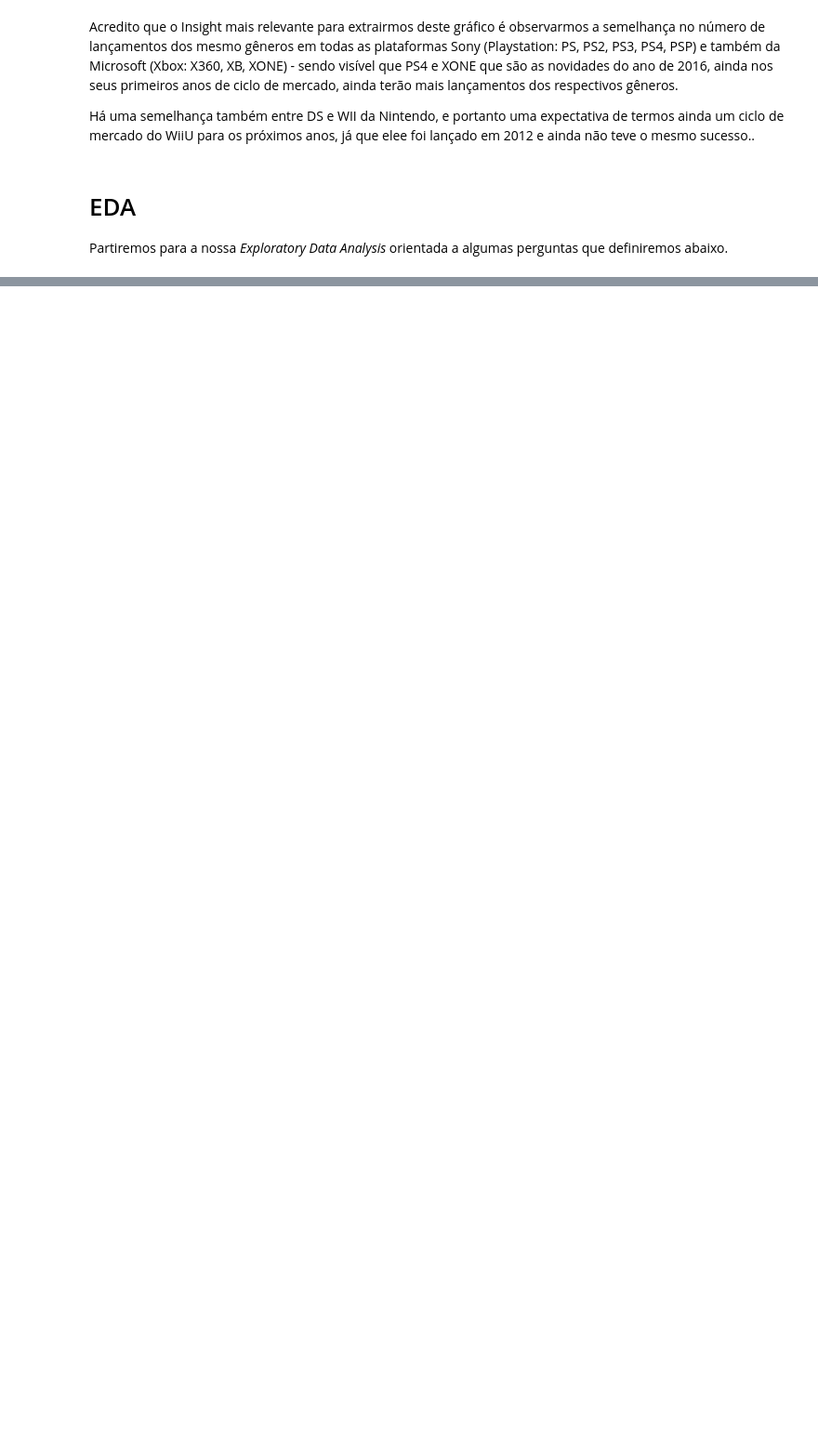
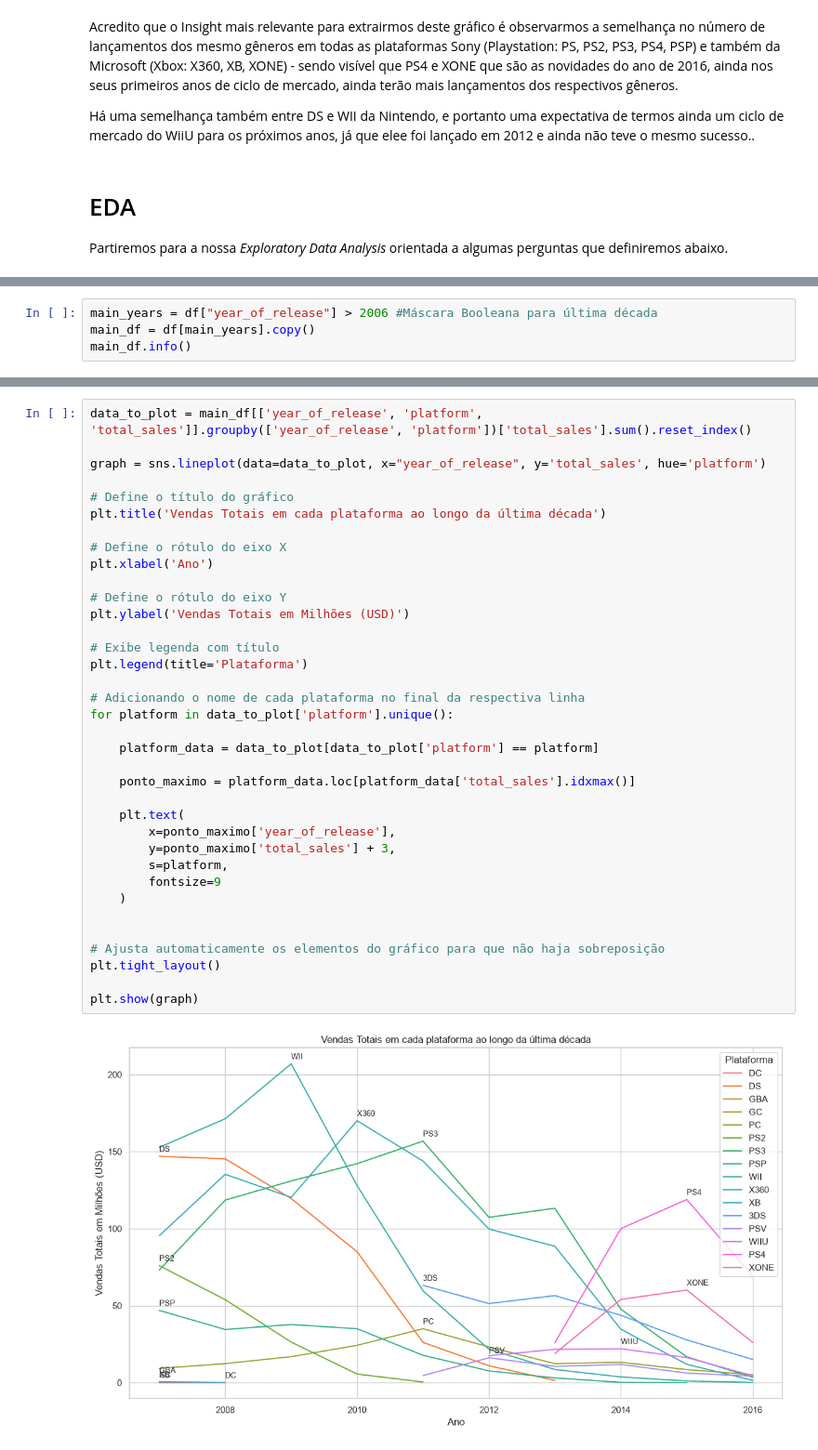
Before and after one commit to JLMB2015/games-analysis, a Jupyter notebook: project.ipynb, the cells around one changed output, grey strips where cells are left out. Shown at 93% size. Saved outputs shown, nothing was run; the diff lists cells and outputs as text; blank space fills up the shorter version.

Commit message:
Finalizada a Etapa de EDA - Resta divisao de pãblico e Teste de Hipoteses

```diff
--- a/project.ipynb
+++ b/project.ipynb
@@ -1926,0 +2518,4 @@ Doravante, nossas análises seguirão o DataFrame abaixo:
+# %%
+main_years = df["year_of_release"] > 2006 #Máscara Booleana para última década
+main_df = df[main_years].copy()
+main_df.info()
@@ -1926,0 +2547,38 @@ Doravante, nossas análises seguirão o DataFrame abaixo:
+# %%
+data_to_plot = main_df[['year_of_release', 'platform', 'total_sales']].groupby(['year_of_release', 'platform'])['total_sales'].sum().reset_index()
+
+graph = sns.lineplot(data=data_to_plot, x="year_of_release", y='total_sales', hue='platform')
+
+# Define o título do gráfico
+plt.title('Vendas Totais em cada plataforma ao longo da última década')
+
+# Define o rótulo do eixo X
+plt.xlabel('Ano')
+
+# Define o rótulo do eixo Y
+plt.ylabel('Vendas Totais em Milhões (USD)')
+
+# Exibe legenda com título
+plt.legend(title='Plataforma')
+
+# Adicionando o nome de cada plataforma no final da respectiva linha
+for platform in data_to_plot['platform'].unique():
+
+    platform_data = data_to_plot[data_to_plot['platform'] == platform]
+
+    ponto_maximo = platform_data.loc[platform_data['total_sales'].idxmax()]
+
+    plt.text(
+        x=ponto_maximo['year_of_release'],
+        y=ponto_maximo['total_sales'] + 3,
+        s=platform,
+        fontsize=9
+    )
+
+
+# Ajusta automaticamente os elementos do gráfico para que não haja sobreposição
+plt.tight_layout()
+
+plt.show(graph)
+# %% [output]
+[figure, added]
```
Also changed, not shown: parts of 105 cells of this notebook.
